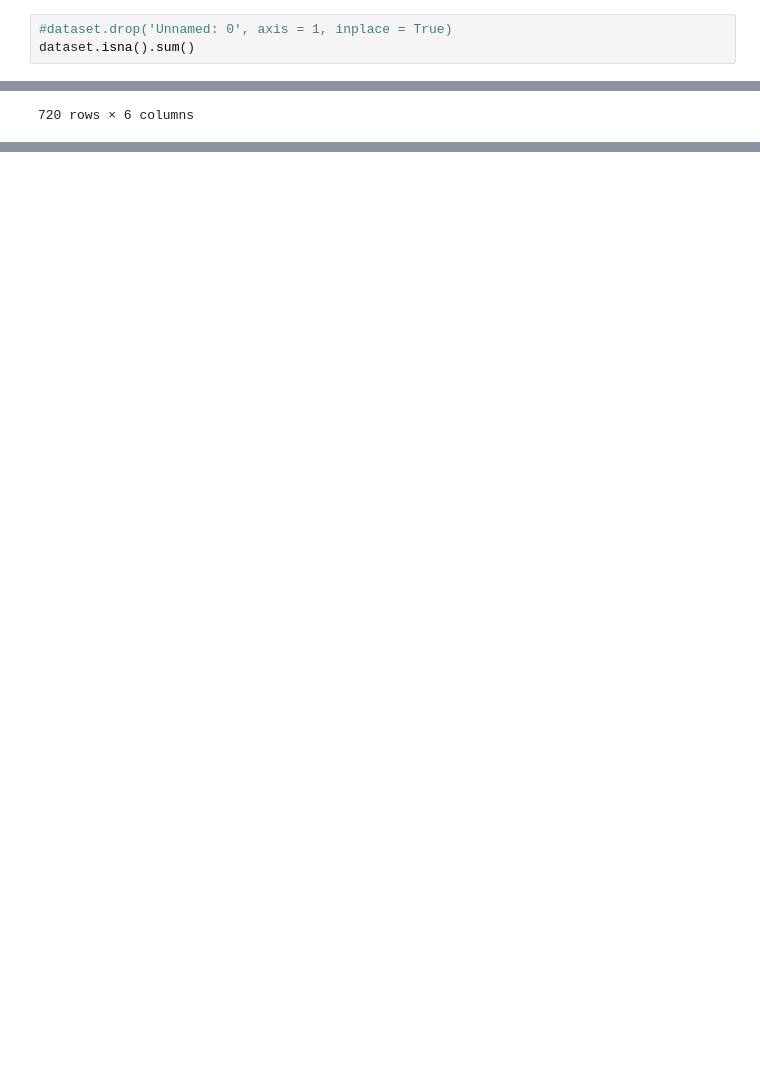
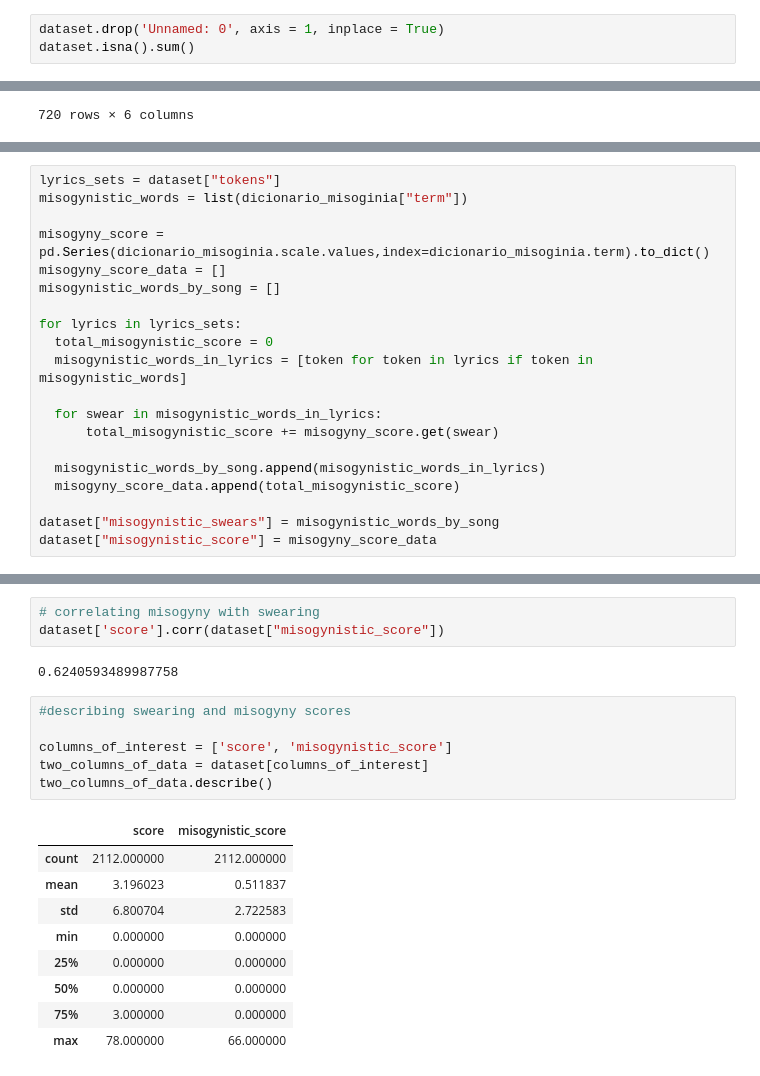
Before and after one commit to InterruptorPt/misonia-hip-hop-tuga, a Jupyter notebook: stats.ipynb, the cells around one changed output, grey strips where cells are left out. Saved outputs shown, nothing was run; the diff lists cells and outputs as text; blank space fills up the shorter version.

```diff
--- a/stats.ipynb
+++ b/stats.ipynb
@@ -32,4 +33,4 @@ dataset.info
 # %%
-#dataset.drop('Unnamed: 0', axis = 1, inplace = True)
+dataset.drop('Unnamed: 0', axis = 1, inplace = True)
 dataset.isna().sum()
 # %% [output]
@@ -186,0 +166,20 @@ HTML(html_pygal.format(pygal_render=bar_chart.render()))
+# %%
+lyrics_sets = dataset["tokens"]
+misogynistic_words = list(dicionario_misoginia["term"])
+
+misogyny_score = pd.Series(dicionario_misoginia.scale.values,index=dicionario_misoginia.term).to_dict()
+misogyny_score_data = []
+misogynistic_words_by_song = []
+
+for lyrics in lyrics_sets:
+  total_misogynistic_score = 0
+  misogynistic_words_in_lyrics = [token for token in lyrics if token in misogynistic_words]
+
+  for swear in misogynistic_words_in_lyrics:
+      total_misogynistic_score += misogyny_score.get(swear)
+
+  misogynistic_words_by_song.append(misogynistic_words_in_lyrics)
+  misogyny_score_data.append(total_misogynistic_score)
+
+dataset["misogynistic_swears"] = misogynistic_words_by_song
+dataset["misogynistic_score"] = misogyny_score_data
@@ -186,0 +208,21 @@ HTML(html_pygal.format(pygal_render=bar_chart.render()))
+# %%
+# correlating misogyny with swearing
+dataset['score'].corr(dataset["misogynistic_score"])
+# %% [output]
+0.6240593489987758
+# %%
+#describing swearing and misogyny scores
+
+columns_of_interest = ['score', 'misogynistic_score']
+two_columns_of_data = dataset[columns_of_interest]
+two_columns_of_data.describe()
+# %% [output]
+|  | score | misogynistic_score |
+| count | 2112.000000 | 2112.000000 |
+| mean | 3.196023 | 0.511837 |
+| std | 6.800704 | 2.722583 |
+| min | 0.000000 | 0.000000 |
+| 25% | 0.000000 | 0.000000 |
+| 50% | 0.000000 | 0.000000 |
+| 75% | 3.000000 | 0.000000 |
+| max | 78.000000 | 66.000000 |
```
Also changed, not shown: parts of 17 cells of this notebook, 10 other files.
